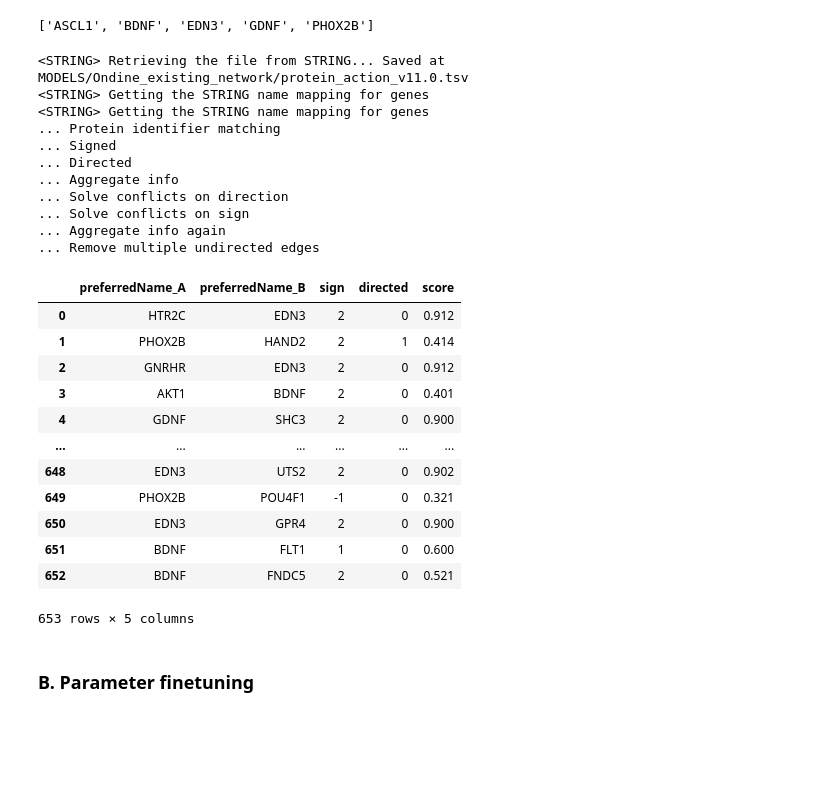
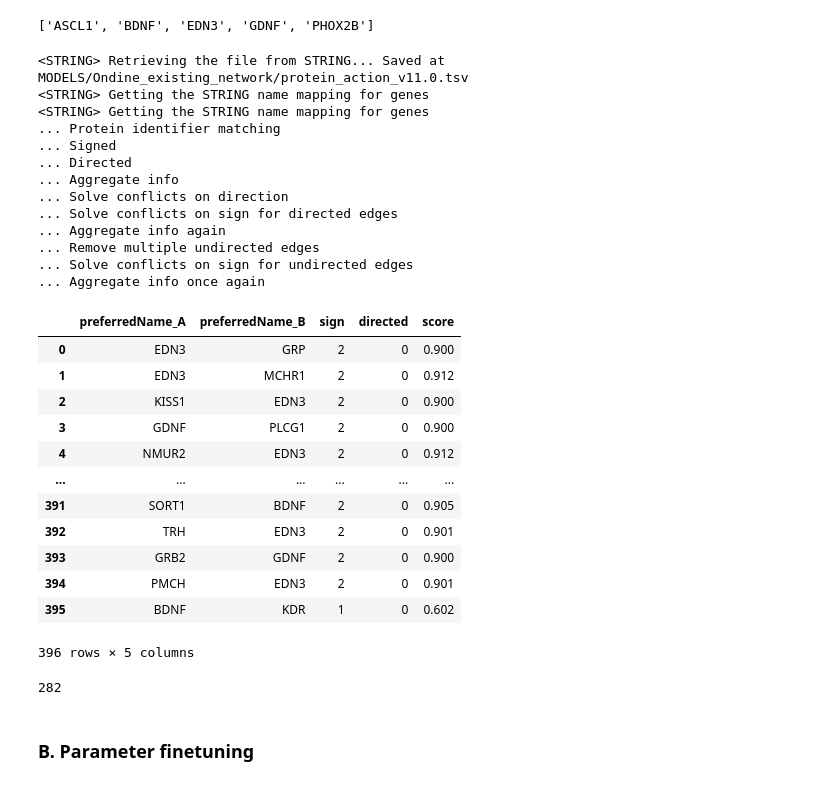
Before and after one commit to clreda/NORDic, a Jupyter notebook: notebooks/NORDic Network Identification (NI) Part II.ipynb, the cells around one changed output. Drawn from its saved outputs; the diff is of its cells as text; code cells hidden in the pictures; blank space fills up the shorter version.

```diff
--- a/notebooks/NORDic Network Identification (NI) Part II.ipynb
+++ b/notebooks/NORDic Network Identification (NI) Part II.ipynb
@@ -92,43 +92,49 @@ gene_list
 # %%
 from subprocess import call as sbcall
 sbcall("mkdir -p "+file_folder, shell=True)
 
 ## Get physical interactions from the STRING database involving the list of genes in input
 PPI = get_interactions_from_STRING(gene_list, taxon_id, version="11.0", strict=False,
                                    #strict=False adds genes involved with genes in gene_list
-                                   min_score=0, app_name="NORDic_packagePartII",
+                                   min_score=500, app_name="NORDic_packagePartII",
                                    file_folder=file_folder)
 
 ## Save the corresponding network into a CSV file
 NETWORK_fname = file_folder+"full_PPI.tsv"
 PPI.to_csv(NETWORK_fname, sep="\t", index=None)
 
 PPI
 # %% [output]
 <STRING> Retrieving the file from STRING... Saved at MODELS/Ondine_existing_network/protein_action_v11.0.tsv
 <STRING> Getting the STRING name mapping for genes
 <STRING> Getting the STRING name mapping for genes
 ... Protein identifier matching
 ... Signed
 ... Directed
 ... Aggregate info
 ... Solve conflicts on direction
-... Solve conflicts on sign
+... Solve conflicts on sign for directed edges
 ... Aggregate info again
 ... Remove multiple undirected edges
+... Solve conflicts on sign for undirected edges
+... Aggregate info once again
 |  | preferredName_A | preferredName_B | sign | directed | score |
-| 0 | HTR2C | EDN3 | 2 | 0 | 0.912 |
-| 1 | PHOX2B | HAND2 | 2 | 1 | 0.414 |
-| 2 | GNRHR | EDN3 | 2 | 0 | 0.912 |
-| 3 | AKT1 | BDNF | 2 | 0 | 0.401 |
-| 4 | GDNF | SHC3 | 2 | 0 | 0.900 |
+| 0 | EDN3 | GRP | 2 | 0 | 0.900 |
+| 1 | EDN3 | MCHR1 | 2 | 0 | 0.912 |
+| 2 | KISS1 | EDN3 | 2 | 0 | 0.900 |
+| 3 | GDNF | PLCG1 | 2 | 0 | 0.900 |
+| 4 | NMUR2 | EDN3 | 2 | 0 | 0.912 |
 | ... | ... | ... | ... | ... | ... |
-| 648 | EDN3 | UTS2 | 2 | 0 | 0.902 |
-| 649 | PHOX2B | POU4F1 | -1 | 0 | 0.321 |
-| 650 | EDN3 | GPR4 | 2 | 0 | 0.900 |
-| 651 | BDNF | FLT1 | 1 | 0 | 0.600 |
-| 652 | BDNF | FNDC5 | 2 | 0 | 0.521 |
+| 391 | SORT1 | BDNF | 2 | 0 | 0.905 |
+| 392 | TRH | EDN3 | 2 | 0 | 0.901 |
+| 393 | GRB2 | GDNF | 2 | 0 | 0.900 |
+| 394 | PMCH | EDN3 | 2 | 0 | 0.901 |
+| 395 | BDNF | KDR | 1 | 0 | 0.602 |
-653 rows × 5 columns
+396 rows × 5 columns
+# %%
+len(list(set(list(PPI["preferredName_A"])+list(PPI["preferredName_B"]))))
+# %% [output]
+282
 # %% [markdown]
 ### B. Parameter finetuning
 # %%
```
Also changed, not shown: parts of 4 cells of this notebook, 2 other files.
